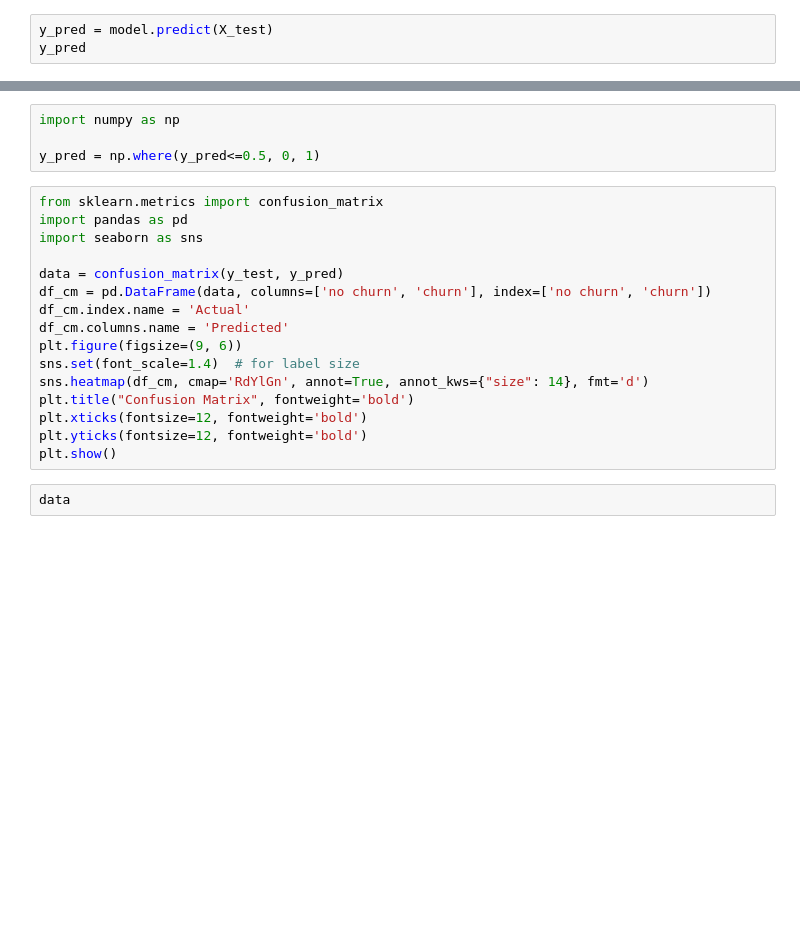
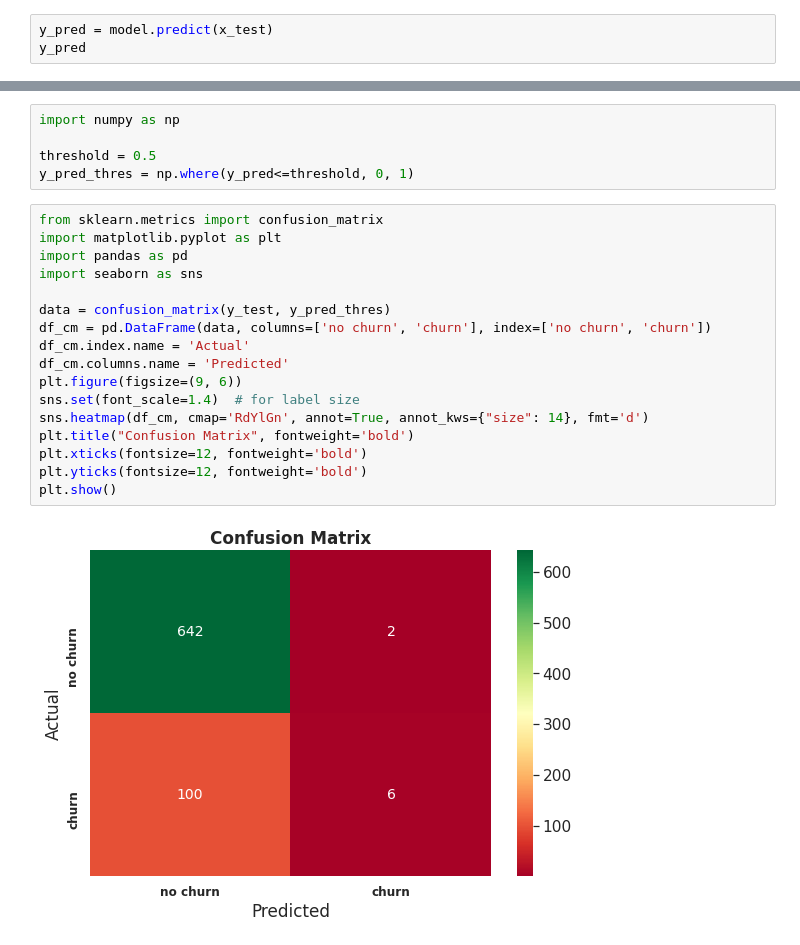
Before and after one commit to Parn1984/AIDA-Project-Team-C, a Jupyter notebook: Neural_Network_classification.ipynb, the cells around one changed output, grey strips where cells are left out. Cells and saved outputs as stored; diff of their text form; blank space fills up the shorter version.

```diff
--- a/Neural_Network_classification.ipynb
+++ b/Neural_Network_classification.ipynb
@@ -87,3 +163,3 @@ plt.show()
 # %%
-y_pred = model.predict(X_test)
+y_pred = model.predict(x_test)
 y_pred
@@ -90,22 +184,24 @@ y_pred
 # %%
 import numpy as np
 
-y_pred = np.where(y_pred<=0.5, 0, 1)
+threshold = 0.5
+y_pred_thres = np.where(y_pred<=threshold, 0, 1)
 # %%
 from sklearn.metrics import confusion_matrix
+import matplotlib.pyplot as plt
 import pandas as pd
 import seaborn as sns
 
-data = confusion_matrix(y_test, y_pred)
+data = confusion_matrix(y_test, y_pred_thres)
 df_cm = pd.DataFrame(data, columns=['no churn', 'churn'], index=['no churn', 'churn'])
 df_cm.index.name = 'Actual'
 df_cm.columns.name = 'Predicted'
 plt.figure(figsize=(9, 6))
 sns.set(font_scale=1.4)  # for label size
 sns.heatmap(df_cm, cmap='RdYlGn', annot=True, annot_kws={"size": 14}, fmt='d')
 plt.title("Confusion Matrix", fontweight='bold')
 plt.xticks(fontsize=12, fontweight='bold')
 plt.yticks(fontsize=12, fontweight='bold')
 plt.show()
+# %% [output]
+[figure, added]
-# %%
-data
```
Also changed, not shown: parts of 18 cells of this notebook, 1 other file.
